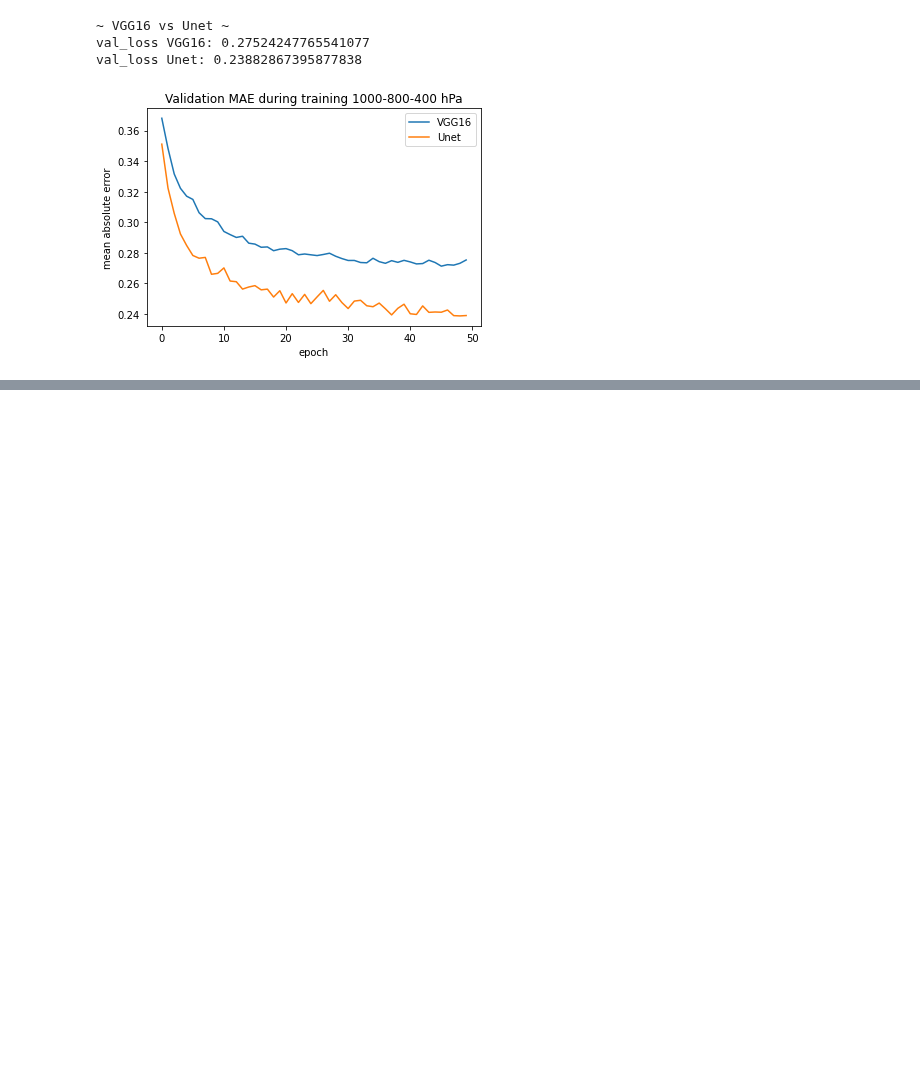
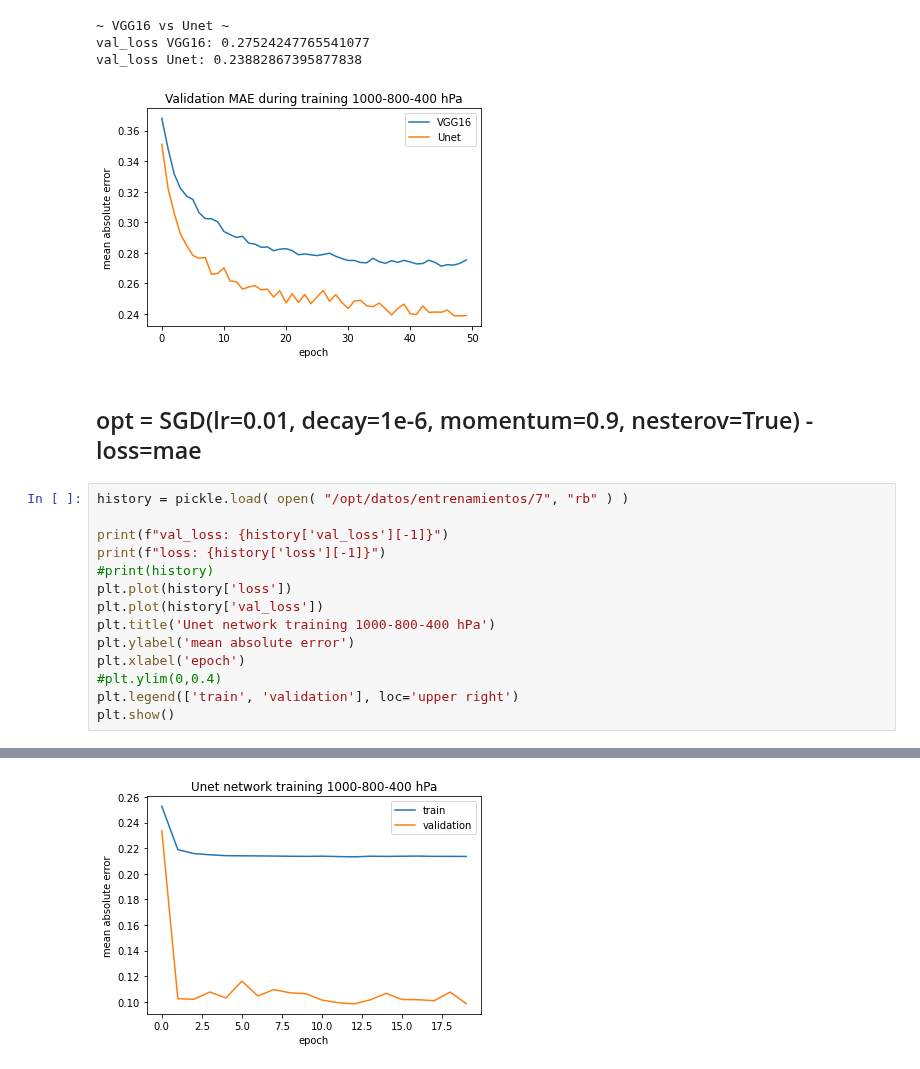
Before and after one commit to JFC95/ProyectoIntegrador_Weather, a Jupyter notebook: Notebooks/graficos_entrenamientos.ipynb, the cells around one changed output, grey strips where cells are left out. Cells and saved outputs as stored; diff of their text form; blank space fills up the shorter version.

Commit message:
graficos de entrenamientos

```diff
--- a/Notebooks/graficos.ipynb
+++ b/Notebooks/graficos_entrenamientos.ipynb
@@ -114,3 +114,20 @@ plt.show()
 val_loss VGG16: 0.27524247765541077
 val_loss Unet: 0.23882867395877838
 [figure]
+# %% [markdown]
+## opt = SGD(lr=0.01, decay=1e-6, momentum=0.9, nesterov=True)  -  loss=mae
+# %%
+history = pickle.load( open( "/opt/datos/entrenamientos/7", "rb" ) )
+
+print(f"val_loss: {history['val_loss'][-1]}")
+print(f"loss: {history['loss'][-1]}")
+#print(history)
+plt.plot(history['loss'])
+plt.plot(history['val_loss'])
+plt.title('Unet network training 1000-800-400 hPa')
+plt.ylabel('mean absolute error')
+plt.xlabel('epoch')
+#plt.ylim(0,0.4)
+plt.legend(['train', 'validation'], loc='upper right')
+plt.show()
+# %% [output]
@@ -116,0 +136 @@ val_loss Unet: 0.23882867395877838
+[figure, added]
```
Also changed, not shown: parts of 13 cells of this notebook.
